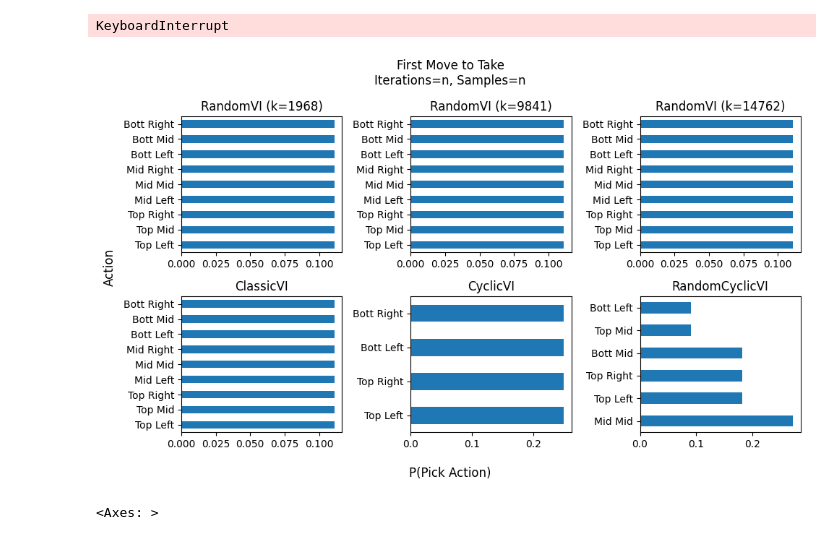
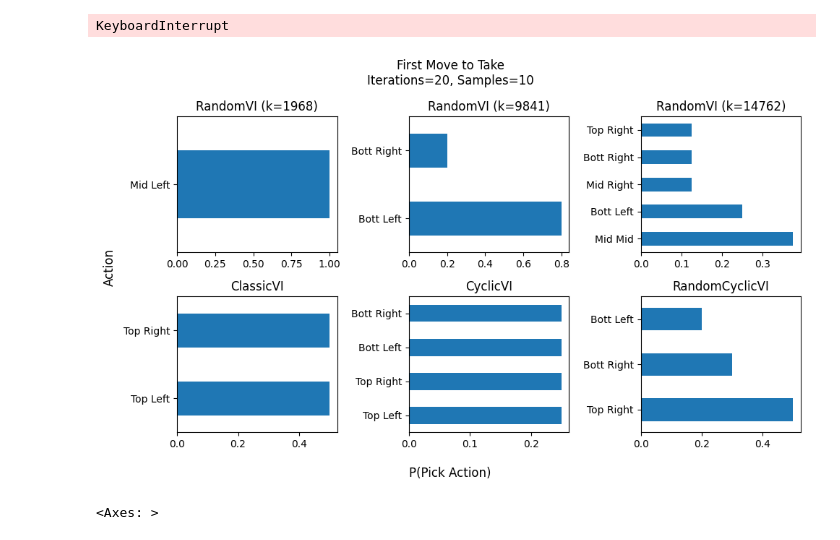
Before and after one commit to JordanTroutman/mse_211_project, a Jupyter notebook: Troutman Notebook.ipynb, the cells around one changed output. Drawn from its saved outputs; the diff is of its cells as text; code cells hidden in the pictures.

Commit message:
Add policy plot for tictactoe

```diff
--- a/Troutman Notebook.ipynb
+++ b/Troutman Notebook.ipynb
@@ -111,6 +111,8 @@ plt.tight_layout()
 # one X
 model = TicTacToe()
 N = len(model.states)
+iterations = 20
+samples = 10
 
 iterators = [RandomVI(k=int(k)) for k in [N * 0.1, N * 0.5, N * 0.75]] + [ClassicVI(), CyclicVI(), RandomCyclicVI()]
 
@@ -118,10 +120,10 @@ solvers = {iterator.name: [] for iterator in iterators}
 
 for iterator in iterators:
     name = iterator.name
-    num = 1 if name in ["CyclicVI", "ClassicVI"] else 10
+    num = 1 if name in ["CyclicVI", "ClassicVI"] else samples
     for i in range(num):
         solver = Solver(iterator, model, 0.9)
-        solver.solve(steps=1)
+        solver.solve(steps=iterations)
 
         solvers[name].append(solver)
 # %%
@@ -213,32 +215,33 @@ def format_one_element(board, element="X"):
 # %%
 fig, axs = plt.subplots(2, 3, figsize=(10, 6))
 for i, name in enumerate(data):
     ax = axs.flatten()[i]
     policy = data[name]["policy"]
     blank_board = '-' * 9
     blank_policies = []
     for policy in data[name]["policy"]:
         if blank_board in policy:
             blank_policies.append(policy[blank_board])
 
     if len(blank_policies) > 0:
         actions = np.hstack(blank_policies)
         actions = map(format_one_element, actions)
         counts = pd.Series(actions).value_counts()
         counts = counts / counts.sum()
         counts.plot(kind="barh", ax=ax)
 
     else:
         ax.text(0.5, 0.5, 'State Unseen', ha='center',   va='center')
 
     ax.set_title(name)
 
-fig.suptitle("First Move to Take\nIterations=n, Samples=n")
+fig.suptitle("First Move to Take\nIterations={}, Samples={}".format(iterations, samples))
 fig.supxlabel("P(Pick Action)")
 fig.supylabel("Action")
 plt.tight_layout()
+plt.savefig("figs/tictactoe_policy.png")
 # %% [output]
-[figure, old version]
+[figure, new version]
 # %%
 pd.Series(np.hstack([p ["-" * 9] for p in data["RandomCyclicVI"]["policy"]])).value_counts().plot(kind="barh")
 # %% [output]
```
Also changed, not shown: 1 other file.
